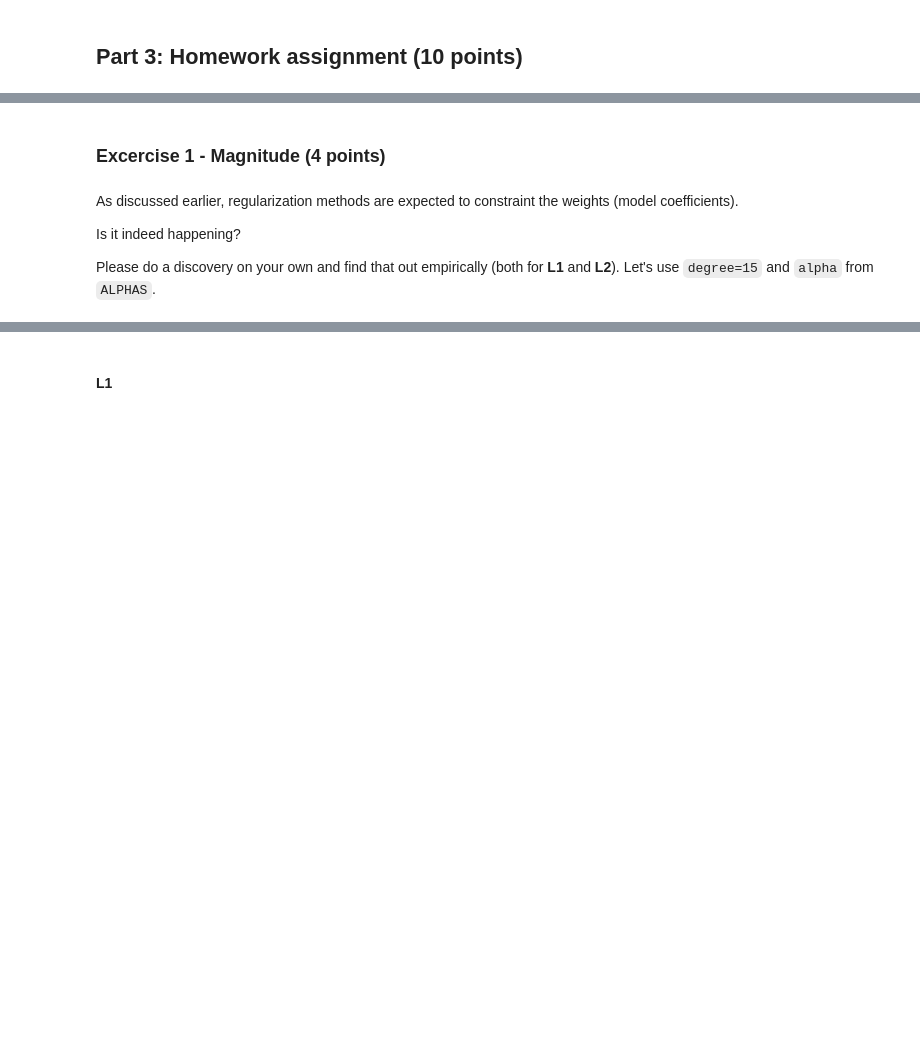
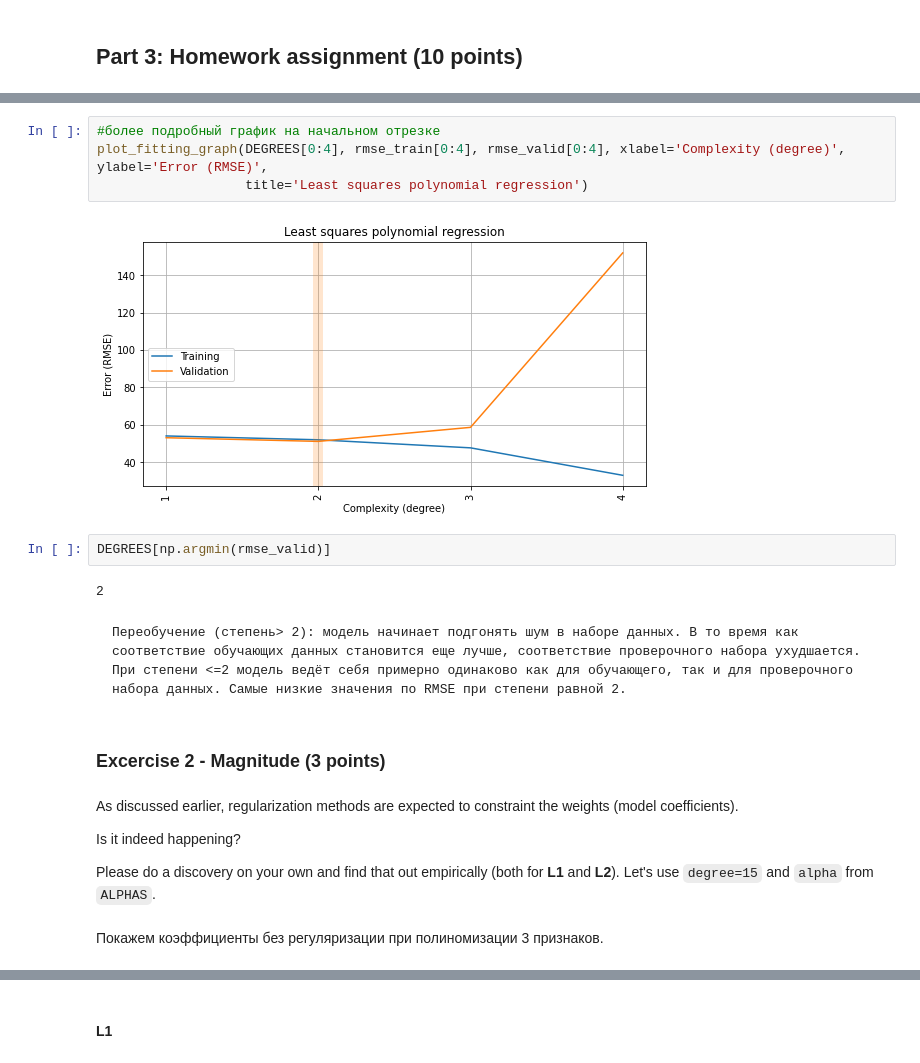
Before and after one commit to ArsenyNovak/EDA, a Jupyter notebook: overfitting_regularization.ipynb, the cells around one changed output, grey strips where cells are left out. Drawn from its saved outputs; the diff is of its cells as text; blank space fills up the shorter version.

```diff
--- a/overfitting_regularization.ipynb
+++ b/overfitting_regularization.ipynb
@@ -279,8 +394,23 @@ plot_fitting_graph(ALPHAS, rmse_train, rmse_valid,
+# %%
+#более подробный график на начальном отрезке
+plot_fitting_graph(DEGREES[0:4], rmse_train[0:4], rmse_valid[0:4], xlabel='Complexity (degree)', ylabel='Error (RMSE)',
+                   title='Least squares polynomial regression')
+# %% [output]
+[figure, added]
+# %%
+DEGREES[np.argmin(rmse_valid)]
+# %% [output]
+2
+# %% [markdown]
+    Переобучение (степень> 2): модель начинает подгонять шум в наборе данных. В то время как соответствие обучающих данных становится еще лучше, соответствие проверочного набора ухудшается.
+    При степени <=2 модель ведёт себя примерно одинаково как для обучающего, так и для проверочного набора данных. Самые низкие значения по RMSE при степени равной 2.
 # %% [markdown]
-### Excercise 1 - Magnitude (4 points)
+### Excercise 2 - Magnitude (3 points)
 # %% [markdown]
 As discussed earlier, regularization methods are expected to constraint the weights (model coefficients).
 
 Is it indeed happening?
 
 Please do a discovery on your own and find that out empirically (both for **L1** and **L2**). Let's use `degree=15` and `alpha` from `ALPHAS`.
+# %% [markdown]
+Покажем коэффициенты без регуляризации при полиномизации 3 признаков.
```
Also changed, not shown: parts of 54 cells of this notebook.
